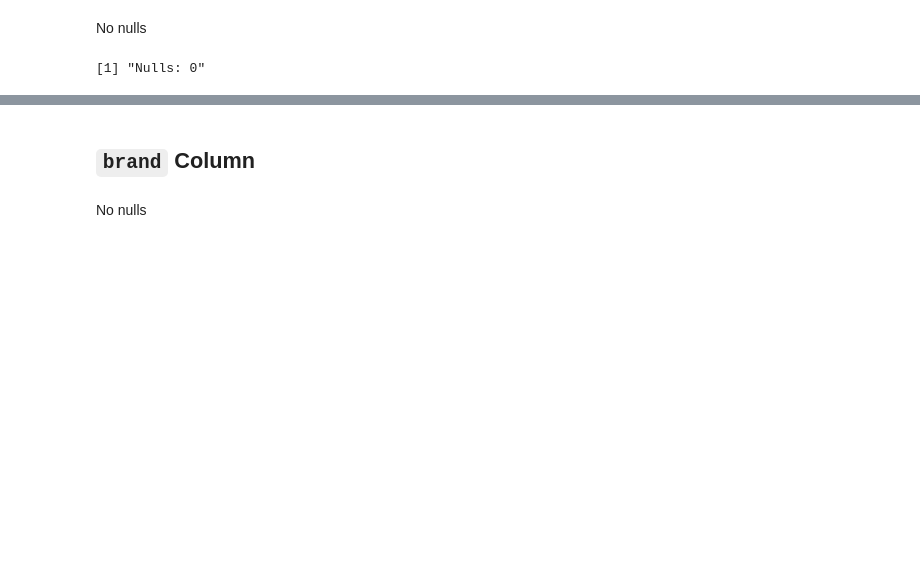
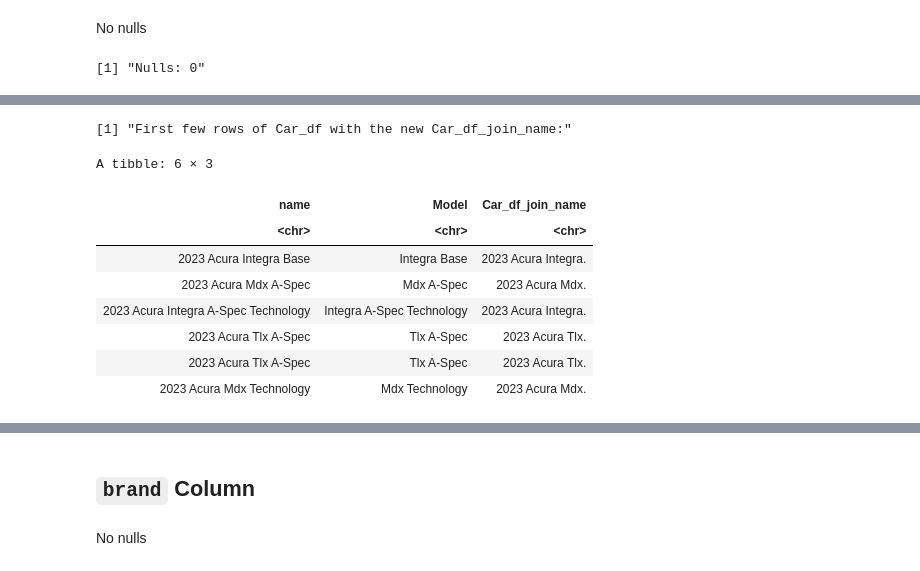
Before and after one commit to NitoBoritto/R_New_York_Car_Project, a Jupyter notebook: R_New_York_Car_Project.ipynb, the cells around one changed output, grey strips where cells are left out. Cells and saved outputs as stored; diff of their text form; code cells hidden in the pictures; blank space fills up the shorter version.

```diff
--- a/R_New_York_Car_Project.ipynb
+++ b/R_New_York_Car_Project.ipynb
@@ -169,0 +232,26 @@ Car_df = Car_df %>%
+# %%
+Car_df = Car_df %>%
+  mutate(
+    # Step 1: Extract the primary model name from the Model column
+    Primary_Model = word(Model, 1), # Extracts the first word as the primary model
+    # Step 2 & 3: Combine Year, brand, and primary model name, then trim whitespace
+    Car_df_join_name = paste(as.character(Year), brand, Primary_Model, sep = " ") %>%
+                       str_trim(),
+    # Step 4: Append a single period at the end
+    Car_df_join_name = paste0(Car_df_join_name, ".")
+  )
+
+# Display the original name, Model, and the new join name for verification
+print("First few rows of Car_df with the new Car_df_join_name:")
+Car_df %>% select(name, Model, Car_df_join_name) %>% head()
+# %% [output]
+[1] "First few rows of Car_df with the new Car_df_join_name:"
+A tibble: 6 × 3
+| name | Model | Car_df_join_name |
+| <chr> | <chr> | <chr> |
+| 2023 Acura Integra Base | Integra Base | 2023 Acura Integra. |
+| 2023 Acura Mdx A-Spec | Mdx A-Spec | 2023 Acura Mdx. |
+| 2023 Acura Integra A-Spec Technology | Integra A-Spec Technology | 2023 Acura Integra. |
+| 2023 Acura Tlx A-Spec | Tlx A-Spec | 2023 Acura Tlx. |
+| 2023 Acura Tlx A-Spec | Tlx A-Spec | 2023 Acura Tlx. |
+| 2023 Acura Mdx Technology | Mdx Technology | 2023 Acura Mdx. |
```
Also changed, not shown: parts of 105 cells of this notebook.
